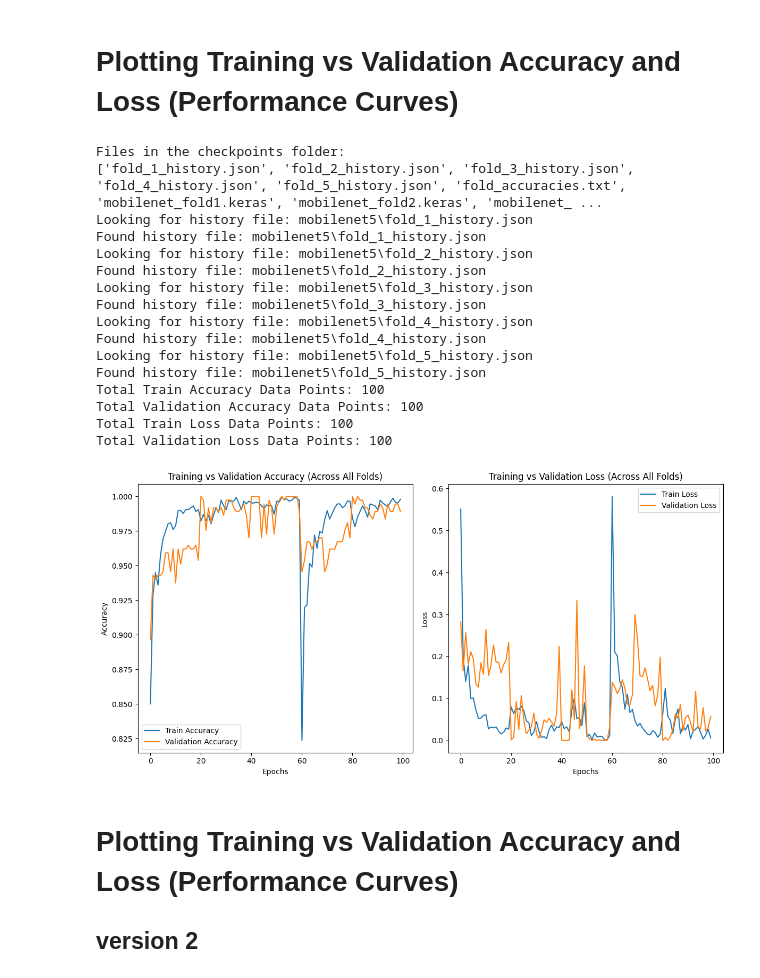
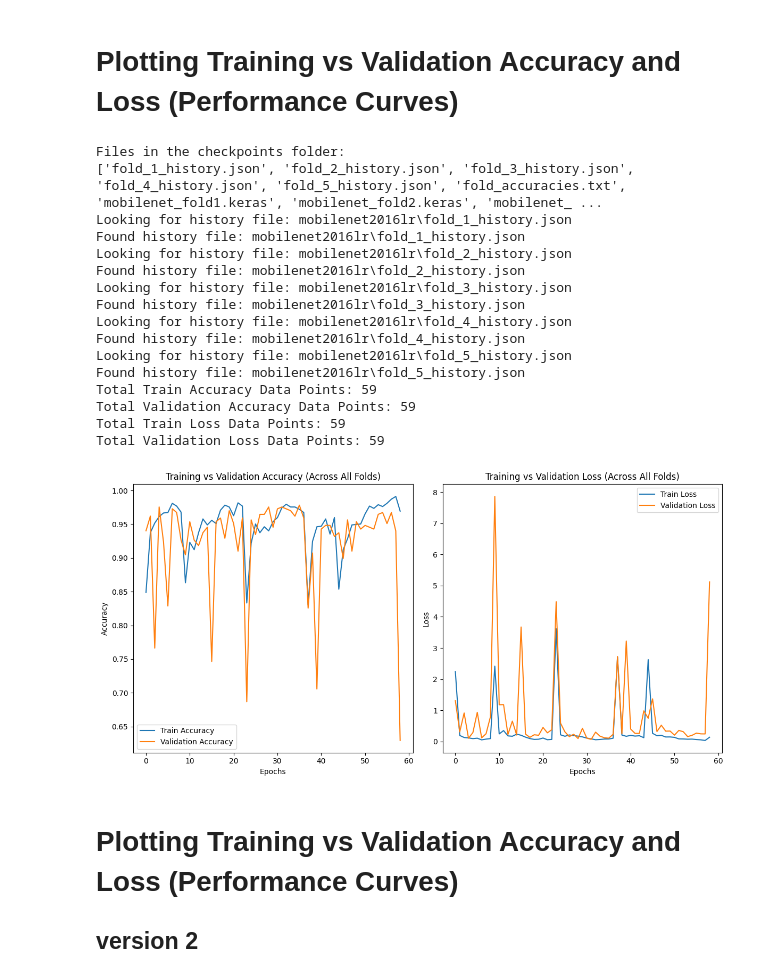
Before and after one commit to mohamed-zakariya/Invasive_Species, a Jupyter notebook: InvasiveSpeciesLocal2.ipynb, the cells around one changed output. Cells and saved outputs as stored; diff of their text form; code cells hidden in the pictures.

```diff
--- a/InvasiveSpeciesLocal2.ipynb
+++ b/InvasiveSpeciesLocal2.ipynb
@@ -656,7 +652,7 @@ import json
 from tensorflow.keras.models import load_model
 
 # Folder where checkpoints are stored
-checkpoints_folder = 'mobilenet5'
+checkpoints_folder = 'mobilenet2016lr'
 
 # List all checkpoint files (model files)
 checkpoint_files = [f for f in os.listdir(checkpoints_folder) if f.endswith('.keras')]
@@ -710,48 +706,48 @@ print(f"Total Validation Loss Data Points: {len(all_val_loss)}")
 # Plot Training vs Validation Accuracy
 plt.figure(figsize=(12, 6))
 plt.subplot(1, 2, 1)
 if all_train_acc and all_val_acc:  # Plot only if data is available
     plt.plot(all_train_acc, label='Train Accuracy')
     plt.plot(all_val_acc, label='Validation Accuracy')
 else:
     plt.text(0.5, 0.5, 'No data available', fontsize=12, ha='center')
 plt.title('Training vs Validation Accuracy (Across All Folds)')
 plt.xlabel('Epochs')
 plt.ylabel('Accuracy')
 plt.legend()
 
 # Plot Training vs Validation Loss
 plt.subplot(1, 2, 2)
 if all_train_loss and all_val_loss:  # Plot only if data is available
     plt.plot(all_train_loss, label='Train Loss')
     plt.plot(all_val_loss, label='Validation Loss')
 else:
     plt.text(0.5, 0.5, 'No data available', fontsize=12, ha='center')
 plt.title('Training vs Validation Loss (Across All Folds)')
 plt.xlabel('Epochs')
 plt.ylabel('Loss')
 plt.legend()
 
 plt.tight_layout()
 plt.show()
 # %% [output]
 Files in the checkpoints folder:
 ['fold_1_history.json', 'fold_2_history.json', 'fold_3_history.json', 'fold_4_history.json', 'fold_5_history.json', 'fold_accuracies.txt', 'mobilenet_fold1.keras', 'mobilenet_fold2.keras', 'mobilenet_ ...
-Looking for history file: mobilenet5\fold_1_history.json
-Found history file: mobilenet5\fold_1_history.json
-Looking for history file: mobilenet5\fold_2_history.json
-Found history file: mobilenet5\fold_2_history.json
-Looking for history file: mobilenet5\fold_3_history.json
-Found history file: mobilenet5\fold_3_history.json
-Looking for history file: mobilenet5\fold_4_history.json
-Found history file: mobilenet5\fold_4_history.json
-Looking for history file: mobilenet5\fold_5_history.json
-Found history file: mobilenet5\fold_5_history.json
-Total Train Accuracy Data Points: 100
-Total Validation Accuracy Data Points: 100
-Total Train Loss Data Points: 100
-Total Validation Loss Data Points: 100
+Looking for history file: mobilenet2016lr\fold_1_history.json
+Found history file: mobilenet2016lr\fold_1_history.json
+Looking for history file: mobilenet2016lr\fold_2_history.json
+Found history file: mobilenet2016lr\fold_2_history.json
+Looking for history file: mobilenet2016lr\fold_3_history.json
+Found history file: mobilenet2016lr\fold_3_history.json
+Looking for history file: mobilenet2016lr\fold_4_history.json
+Found history file: mobilenet2016lr\fold_4_history.json
+Looking for history file: mobilenet2016lr\fold_5_history.json
+Found history file: mobilenet2016lr\fold_5_history.json
+Total Train Accuracy Data Points: 59
+Total Validation Accuracy Data Points: 59
+Total Train Loss Data Points: 59
+Total Validation Loss Data Points: 59
-[figure, old version]
+[figure, new version]
 # %% [markdown]
 # Plotting Training vs Validation Accuracy and Loss (Performance Curves)
 ## version 2
```
Also changed, not shown: parts of 34 cells of this notebook, 6 other files.
